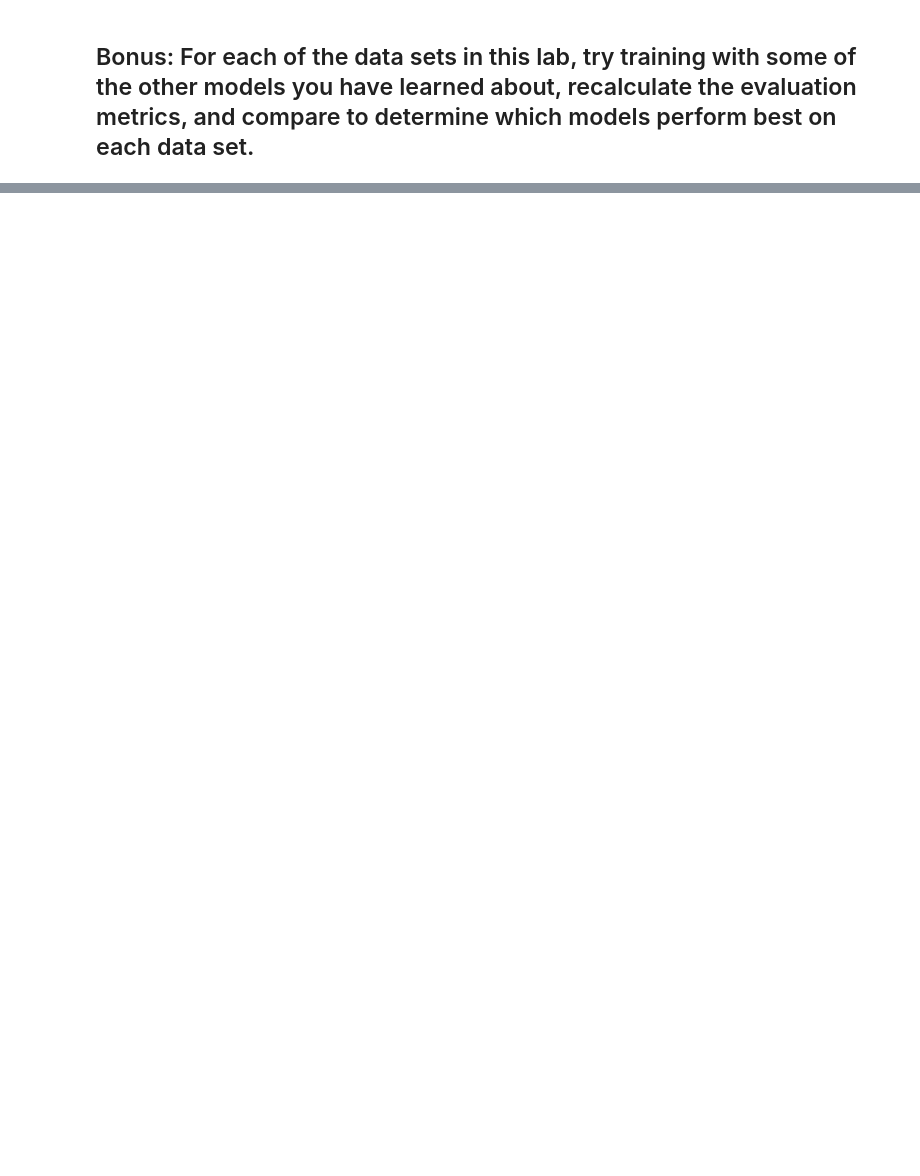
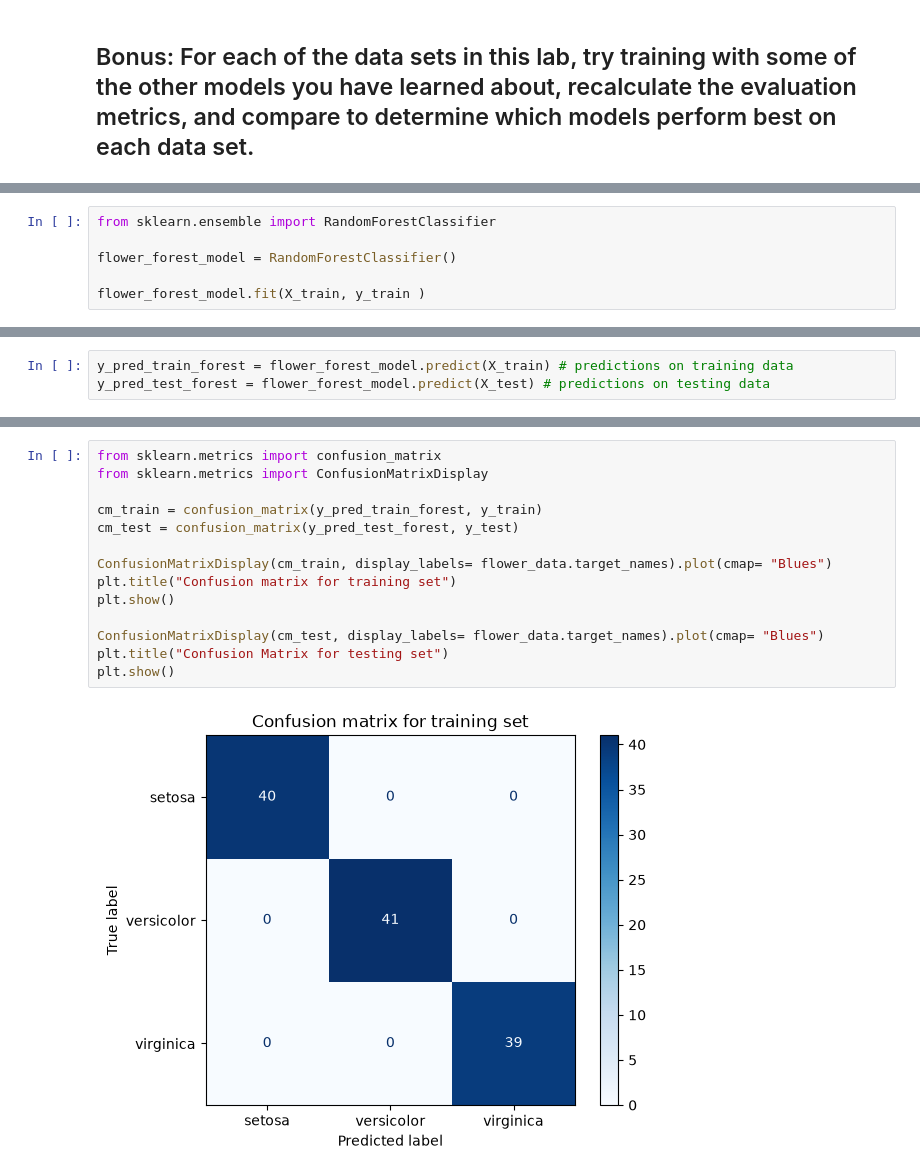
Before and after one commit to ironhack-labs/lab-supervised-learning-model-evaluation-en, a Jupyter notebook: your-code/main.ipynb, the cells around one changed output, grey strips where cells are left out. Saved outputs shown, nothing was run; the diff lists cells and outputs as text; blank space fills up the shorter version.

```diff
--- a/your-code/main.ipynb
+++ b/your-code/main.ipynb
@@ -162,0 +445,6 @@ The `class` field represents the type of flower and is the target variable that
+# %%
+from sklearn.ensemble import RandomForestClassifier
+
+flower_forest_model = RandomForestClassifier()
+
+flower_forest_model.fit(X_train, y_train )
@@ -162,0 +453,3 @@ The `class` field represents the type of flower and is the target variable that
+# %%
+y_pred_train_forest = flower_forest_model.predict(X_train) # predictions on training data
+y_pred_test_forest = flower_forest_model.predict(X_test) # predictions on testing data
@@ -162,0 +516,16 @@ The `class` field represents the type of flower and is the target variable that
+# %%
+from sklearn.metrics import confusion_matrix
+from sklearn.metrics import ConfusionMatrixDisplay
+
+cm_train = confusion_matrix(y_pred_train_forest, y_train)
+cm_test = confusion_matrix(y_pred_test_forest, y_test)
+
+ConfusionMatrixDisplay(cm_train, display_labels= flower_data.target_names).plot(cmap= "Blues")
+plt.title("Confusion matrix for training set")
+plt.show()
+
+ConfusionMatrixDisplay(cm_test, display_labels= flower_data.target_names).plot(cmap= "Blues")
+plt.title("Confusion Matrix for testing set")
+plt.show()
+# %% [output]
+[figure, added]
```
Also changed, not shown: parts of 61 cells of this notebook, 1 other file.
